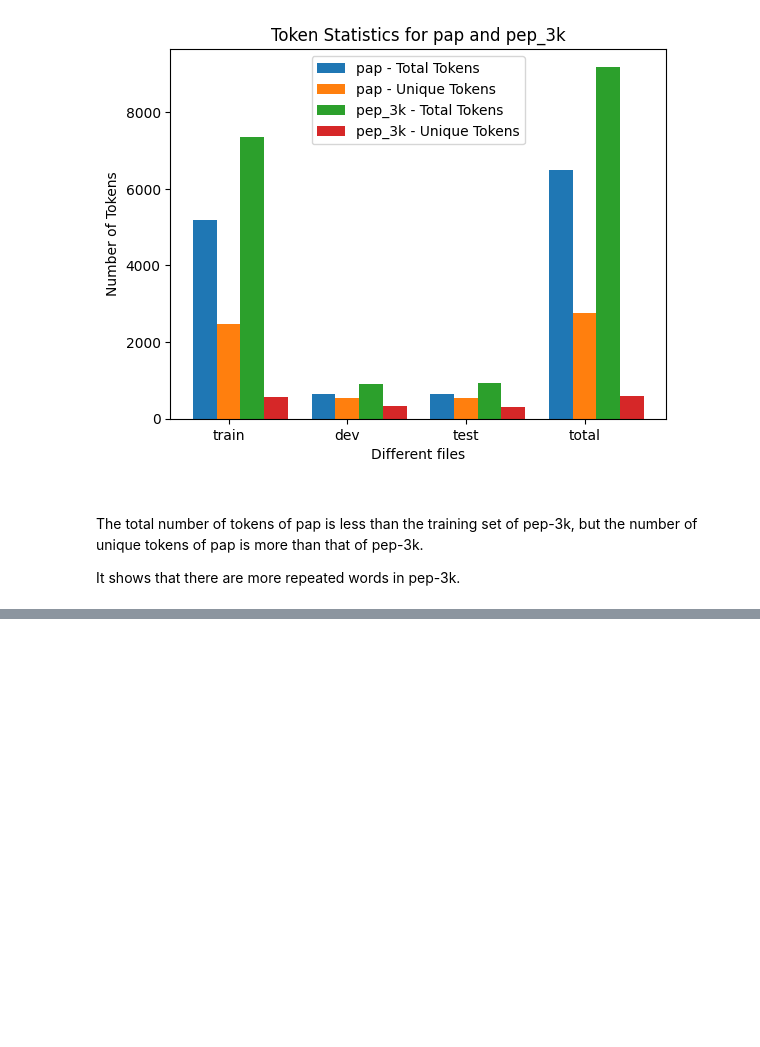
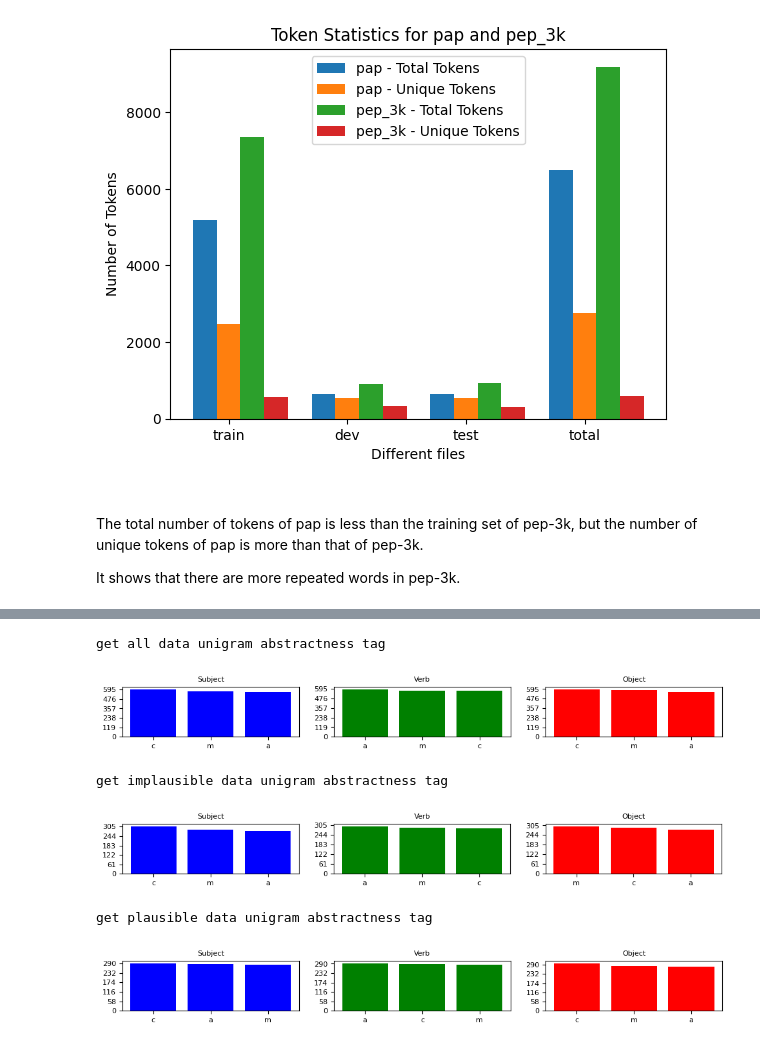
Before and after one commit to Miriam1327/Modeling-semantic-plausibility, a Jupyter notebook: Data_analysis/demo_display.ipynb, the cells around one changed output, grey strips where cells are left out. Drawn from its saved outputs; the diff is of its cells as text; code cells hidden in the pictures; blank space fills up the shorter version.

```diff
--- a/Data_analysis/demo_display.ipynb
+++ b/Data_analysis/demo_display.ipynb
@@ -258,0 +304,10 @@ plot_bigram_n_distribution(pos4,pos5,pos6,pos_com2,10)
+# %%
+# \pap\raw-annotations\dataset.tsv
+current_dir =os.path.realpath(".")
+parent_dir = os.path.abspath(os.path.join(current_dir, os.pardir))
+print(parent_dir)
+
+filepath=os.path.abspath(os.path.join(parent_dir,'Data/pap/raw-annotations/dataset.tsv'))
+print(filepath)
+
+pap_filter_set=Abstractness_analysis(filepath)
@@ -258,0 +335,11 @@ plot_bigram_n_distribution(pos4,pos5,pos6,pos_com2,10)
+# %%
+pap_filter_set.plot_ab_uni_distribution()
+pap_filter_set.plot_ab_uni_distribution(0)
+pap_filter_set.plot_ab_uni_distribution(1)
+# %% [output]
+get all data unigram abstractness tag
+[figure, added]
+get implausible data unigram abstractness tag
+[figure, added]
+get plausible data unigram abstractness tag
+[figure, added]
```
Also changed, not shown: parts of 33 cells of this notebook.
